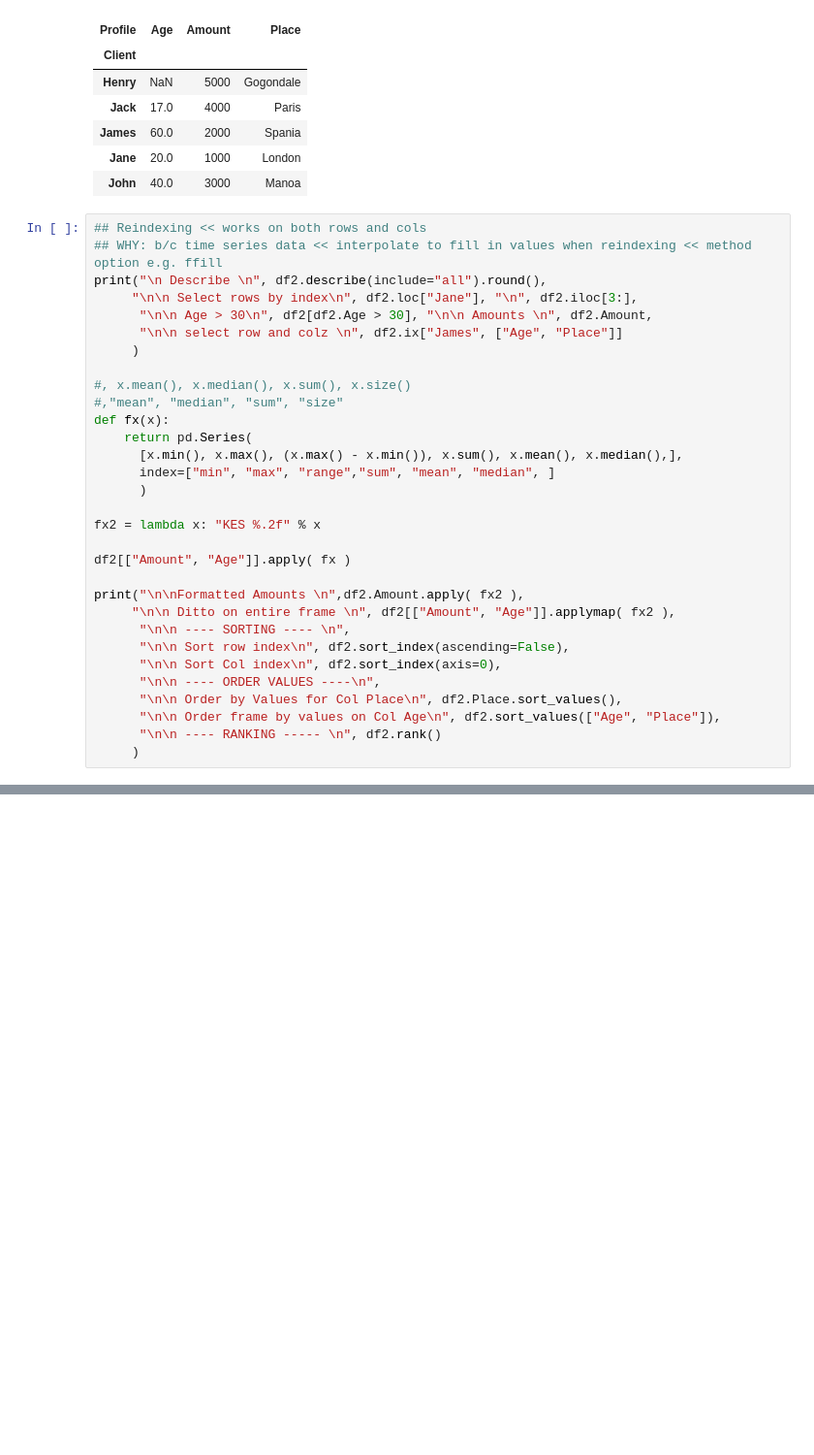
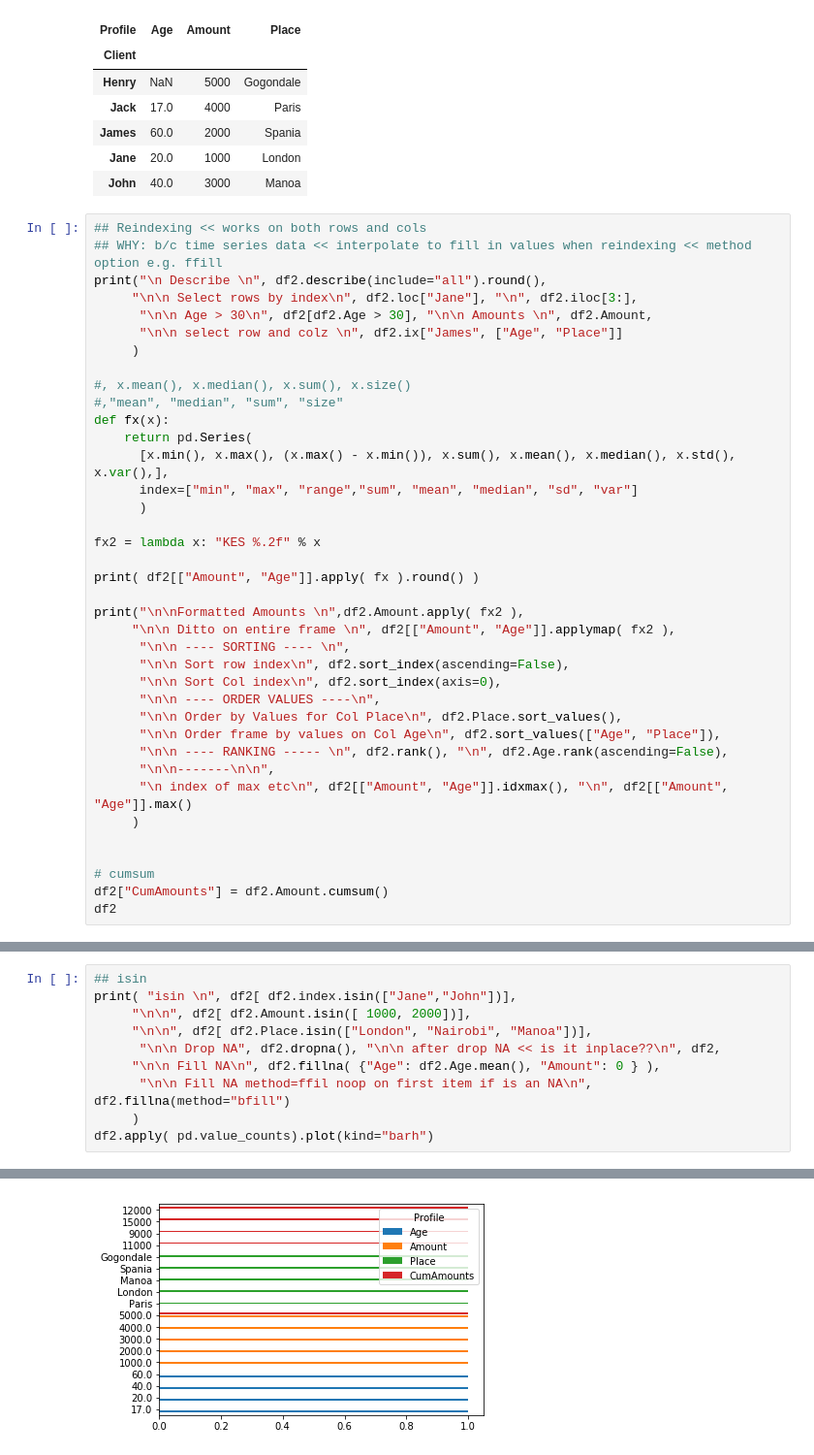
Before and after one commit to bilha-analytics/bespoke, a Jupyter notebook: Untitled Folder/learning_pydata.ipynb, the cells around one changed output, grey strips where cells are left out. Shown at 97% size. Drawn from its saved outputs; the diff is of its cells as text; blank space fills up the shorter version.

```diff
--- a/Untitled Folder/learning_pydata.ipynb
+++ b/Untitled Folder/learning_pydata.ipynb
@@ -823,13 +823,13 @@ print("\n Describe \n", df2.describe(include="all").round(),
 #,"mean", "median", "sum", "size"
 def fx(x):
     return pd.Series(
-      [x.min(), x.max(), (x.max() - x.min()), x.sum(), x.mean(), x.median(),],
-      index=["min", "max", "range","sum", "mean", "median", ]
+      [x.min(), x.max(), (x.max() - x.min()), x.sum(), x.mean(), x.median(), x.std(), x.var(),],
+      index=["min", "max", "range","sum", "mean", "median", "sd", "var"]
       )
 
 fx2 = lambda x: "KES %.2f" % x
 
-df2[["Amount", "Age"]].apply( fx )
+print( df2[["Amount", "Age"]].apply( fx ).round() )
 
 print("\n\nFormatted Amounts \n",df2.Amount.apply( fx2 ),
      "\n\n Ditto on entire frame \n", df2[["Amount", "Age"]].applymap( fx2 ),
@@ -839,7 +839,14 @@ print("\n\nFormatted Amounts \n",df2.Amount.apply( fx2 ),
       "\n\n ---- ORDER VALUES ----\n",
       "\n\n Order by Values for Col Place\n", df2.Place.sort_values(),
       "\n\n Order frame by values on Col Age\n", df2.sort_values(["Age", "Place"]),
-      "\n\n ---- RANKING ----- \n", df2.rank()
+      "\n\n ---- RANKING ----- \n", df2.rank(), "\n", df2.Age.rank(ascending=False),
+      "\n\n-------\n\n",
+      "\n index of max etc\n", df2[["Amount", "Age"]].idxmax(), "\n", df2[["Amount", "Age"]].max()
      )
+
+
+# cumsum
+df2["CumAmounts"] = df2.Amount.cumsum()
+df2
 # %% [output]
  Describe
@@ -861,0 +919,11 @@ John     3.0     3.0    3.0
+# %%
+## isin
+print( "isin \n", df2[ df2.index.isin(["Jane","John"])],
+     "\n\n", df2[ df2.Amount.isin([ 1000, 2000])],
+     "\n\n", df2[ df2.Place.isin(["London", "Nairobi", "Manoa"])],
+      "\n\n Drop NA", df2.dropna(), "\n\n after drop NA << is it inplace??\n", df2,
+     "\n\n Fill NA\n", df2.fillna( {"Age": df2.Age.mean(), "Amount": 0 } ),
+      "\n\n Fill NA method=ffil noop on first item if is an NA\n", df2.fillna(method="bfill")
+     )
+df2.apply( pd.value_counts).plot(kind="barh")
+# %% [output]
@@ -861,0 +948 @@ John     3.0     3.0    3.0
+[figure, added]
```
Also changed, not shown: parts of 14 cells of this notebook, 2 other files.
